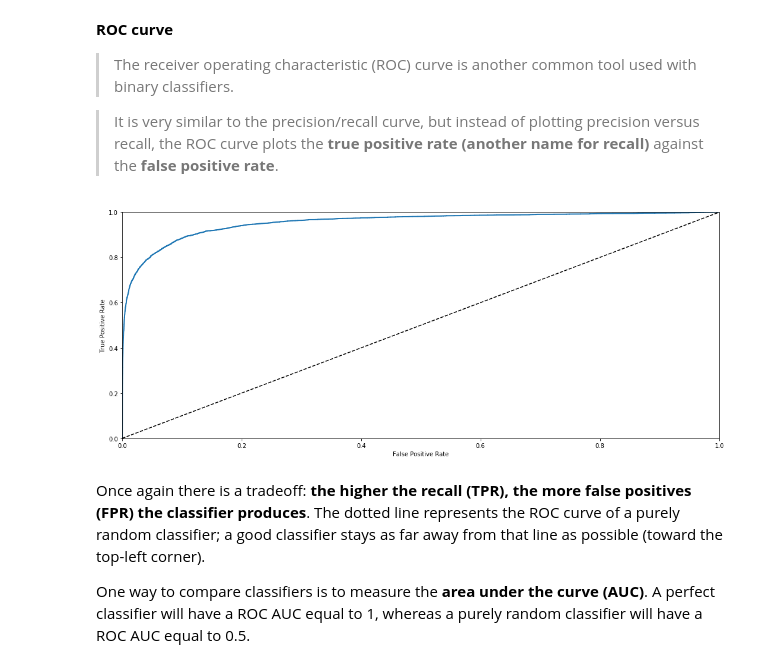
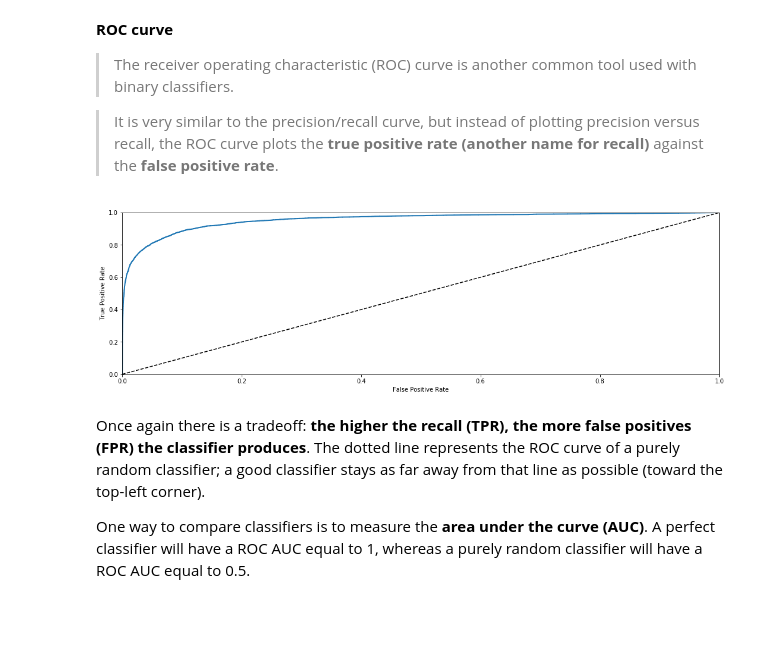
Before and after one commit to cloudxlab/ml, a Jupyter notebook: machine_learning/classification.ipynb, the cells around one changed output. Drawn from its saved outputs; the diff is of its cells as text; code cells hidden in the pictures; blank space fills up the shorter version.

```diff
--- a/machine_learning/classification.ipynb
+++ b/machine_learning/classification.ipynb
@@ -408,23 +449,23 @@ plt.show()
 # %%
 # Making the ROC curve
 
 
 from sklearn.metrics import roc_curve
 
 fpr, tpr, thresholds = roc_curve(y_train_5, y_scores)
 
 def plot_roc_curve(fpr, tpr, label=None):
-    plt.figure(figsize=(18,7))
+    plt.figure(figsize=(18,5))
     plt.plot(fpr, tpr, linewidth=2, label=label)
     plt.plot([0, 1], [0, 1], 'k--')
     plt.axis([0, 1, 0, 1])
     plt.xlabel('False Positive Rate')
     plt.ylabel('True Positive Rate')
 
 plot_roc_curve(fpr, tpr)
 plt.show()
 # %% [output]
-[figure, old version]
+[figure, new version]
 # %% [markdown]
 Once again there is a tradeoff: **the higher the recall (TPR), the more false positives (FPR) the classifier produces**. The dotted line represents the ROC curve of a purely random classifier; a good classifier stays as far away from that line as possible (toward the top-left corner).
 
```
Also changed, not shown: parts of 22 cells of this notebook.
